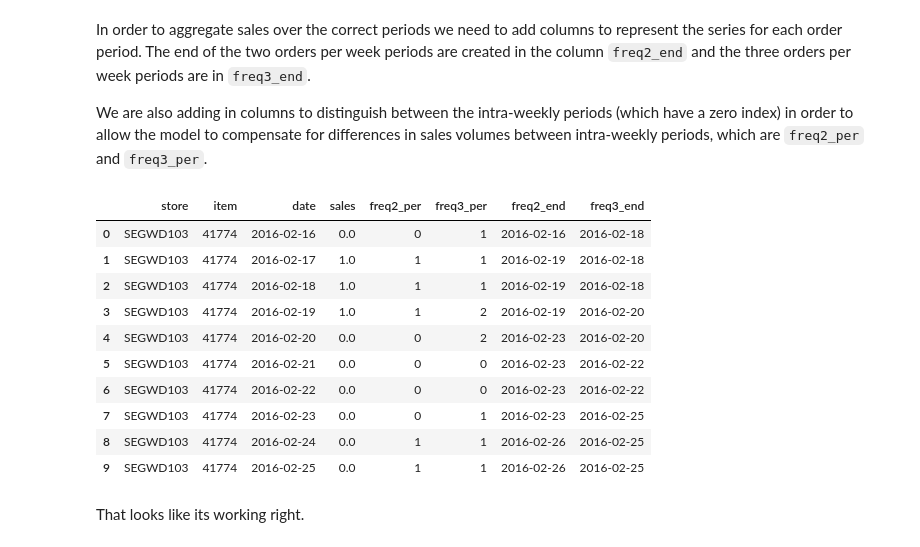
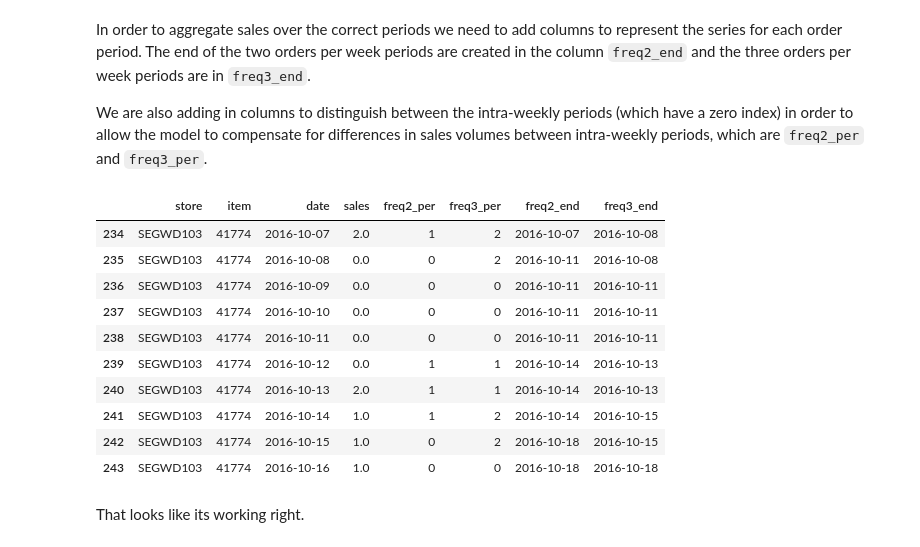
Before and after one commit to CalebEverett/store_model, a Jupyter notebook: store_model_2.ipynb, the cells around one changed output. Cells and saved outputs as stored; diff of their text form; code cells hidden in the pictures.

```diff
--- a/store_model_2.ipynb
+++ b/store_model_2.ipynb
@@ -242,7 +246,7 @@ df_f = df_all.copy()
 #
 # These are the intra-week periods that each day of the week belongs to.
 freq = list([[0, 0, 1, 1, 1, 0, 0],
-            [0, 1, 1, 1, 2, 2, 0]
+            [0, 0, 1, 1, 2, 2, 0]
             ])
 
 # Map the day of the week of each record to its respective intra-week period.
@@ -264,45 +268,45 @@ for i, f in enumerate(freq):
 #     6. Group the lookup table by the period, aggregating the date column by max, which
 #        represents the end date of each sequential period, to create another lookup table.
 #     7. Map the sequence number series we created earlier to the period ending date using
 #        the new lookup table and add it to our data frame.
 #
 
 # These are the days of the week that new periods begin on for order frequencies of two
 # and three times per week.
 period_ends = list([[2, 5],
-                   [1, 4, 6]
+                   [2, 4, 6]
                    ])
 
 # Execute the same process for each of our order frequencies
 for i, p in enumerate(period_ends):
     # Steps 1 through 4
     periods = pd.Series(dates.weekday).isin(period_ends[i]).cumsum()
     date_lookup = pd.DataFrame({'date': dates, 'period': periods})
     date_lookup.set_index('date', inplace=True)
 
     # Step 5
     seq_col = df_f['date'].map(date_lookup.period)
 
     # Step 6
     period_lookup = date_lookup.reset_index().groupby('period').max()
     period_lookup.to_csv('freq' + str(i+2) + '.csv')
 
     # Step 7
     df_f['freq' + str(i+2) + '_end'] = seq_col.map(period_lookup.date)
 
-df_f.head(10)
+df_f[df_f['date'] > '2016-10-06'].head(10)
 # %% [output]
 |  | store | item | date | sales | freq2_per | freq3_per | freq2_end | freq3_end |
-| 0 | SEGWD103 | 41774 | 2016-02-16 | 0.0 | 0 | 1 | 2016-02-16 | 2016-02-18 |
-| 1 | SEGWD103 | 41774 | 2016-02-17 | 1.0 | 1 | 1 | 2016-02-19 | 2016-02-18 |
-| 2 | SEGWD103 | 41774 | 2016-02-18 | 1.0 | 1 | 1 | 2016-02-19 | 2016-02-18 |
-| 3 | SEGWD103 | 41774 | 2016-02-19 | 1.0 | 1 | 2 | 2016-02-19 | 2016-02-20 |
-| 4 | SEGWD103 | 41774 | 2016-02-20 | 0.0 | 0 | 2 | 2016-02-23 | 2016-02-20 |
-| 5 | SEGWD103 | 41774 | 2016-02-21 | 0.0 | 0 | 0 | 2016-02-23 | 2016-02-22 |
-| 6 | SEGWD103 | 41774 | 2016-02-22 | 0.0 | 0 | 0 | 2016-02-23 | 2016-02-22 |
-| 7 | SEGWD103 | 41774 | 2016-02-23 | 0.0 | 0 | 1 | 2016-02-23 | 2016-02-25 |
-| 8 | SEGWD103 | 41774 | 2016-02-24 | 0.0 | 1 | 1 | 2016-02-26 | 2016-02-25 |
-| 9 | SEGWD103 | 41774 | 2016-02-25 | 0.0 | 1 | 1 | 2016-02-26 | 2016-02-25 |
+| 234 | SEGWD103 | 41774 | 2016-10-07 | 2.0 | 1 | 2 | 2016-10-07 | 2016-10-08 |
+| 235 | SEGWD103 | 41774 | 2016-10-08 | 0.0 | 0 | 2 | 2016-10-11 | 2016-10-08 |
+| 236 | SEGWD103 | 41774 | 2016-10-09 | 0.0 | 0 | 0 | 2016-10-11 | 2016-10-11 |
+| 237 | SEGWD103 | 41774 | 2016-10-10 | 0.0 | 0 | 0 | 2016-10-11 | 2016-10-11 |
+| 238 | SEGWD103 | 41774 | 2016-10-11 | 0.0 | 0 | 0 | 2016-10-11 | 2016-10-11 |
+| 239 | SEGWD103 | 41774 | 2016-10-12 | 0.0 | 1 | 1 | 2016-10-14 | 2016-10-13 |
+| 240 | SEGWD103 | 41774 | 2016-10-13 | 2.0 | 1 | 1 | 2016-10-14 | 2016-10-13 |
+| 241 | SEGWD103 | 41774 | 2016-10-14 | 1.0 | 1 | 2 | 2016-10-14 | 2016-10-15 |
+| 242 | SEGWD103 | 41774 | 2016-10-15 | 1.0 | 0 | 2 | 2016-10-18 | 2016-10-15 |
+| 243 | SEGWD103 | 41774 | 2016-10-16 | 1.0 | 0 | 0 | 2016-10-18 | 2016-10-18 |
 # %% [markdown]
 That looks like its working right.
 # %% [markdown]
```
Also changed, not shown: parts of 14 cells of this notebook.
